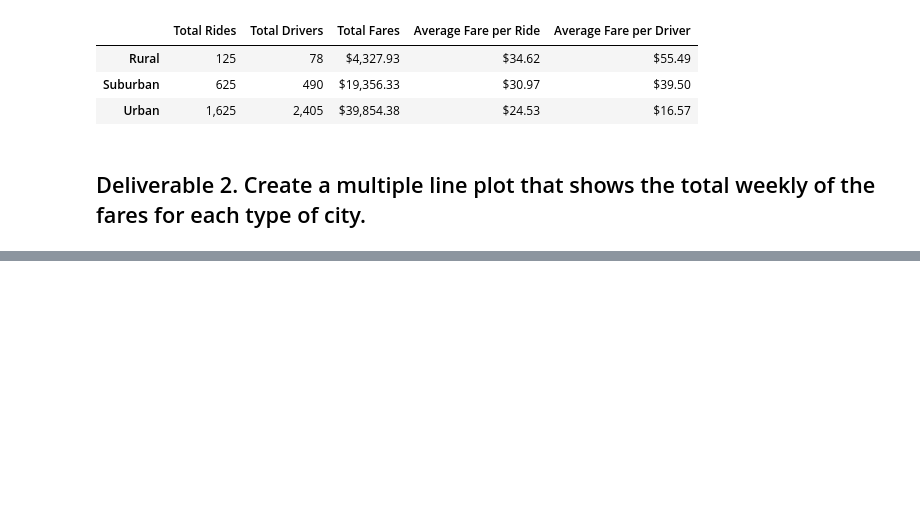
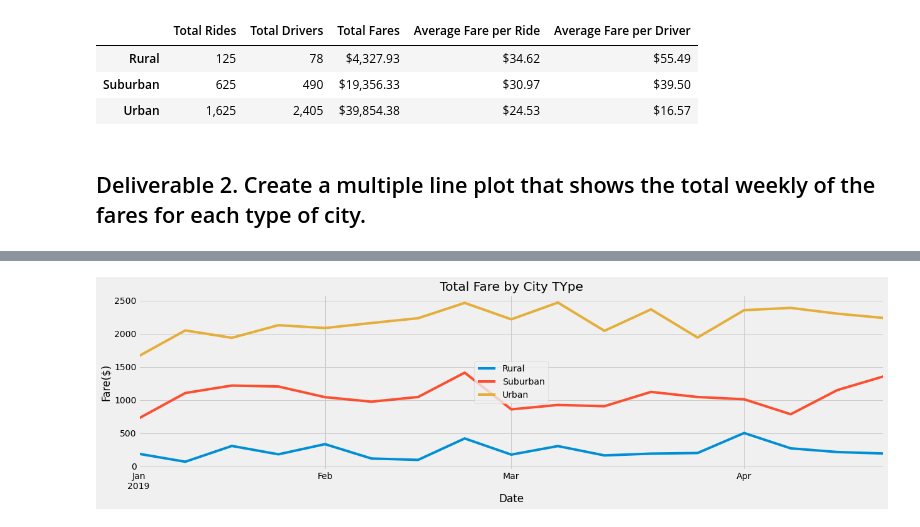
Before and after one commit to dvarela1435/PyBer_Analysis, a Jupyter notebook: PyBer_Challenge.ipynb, the cells around one changed output, grey strips where cells are left out. Saved outputs shown, nothing was run; the diff lists cells and outputs as text; code cells hidden in the pictures; blank space fills up the shorter version.

```diff
--- a/PyBer_Challenge.ipynb
+++ b/PyBer_Challenge.ipynb
@@ -91,3 +135,6 @@ pyber_summary_df
 # %%
 # 4. Create a pivot table with the 'date' as the index, the columns ='type', and values='fare'
 # to get the total fares for each type of city by the date.
+fare_date_pivot = fare_date_df.pivot(index='date', columns='type', values='fare')
+
+fare_date_pivot
@@ -94,2 +156,6 @@ pyber_summary_df
 # %%
 # 5. Create a new DataFrame from the pivot table DataFrame using loc on the given dates, '2019-01-01':'2019-04-29'.
+
+given_date_df = fare_date_pivot.loc['2019-01-01':'2019-04-29']
+
+given_date_df
@@ -96,3 +177,5 @@ pyber_summary_df
 # %%
 # 6. Set the "date" index to datetime datatype. This is necessary to use the resample() method in Step 8.
 # df.index = pd.to_datetime(df.index)
+given_date_df.index = pd.to_datetime(given_date_df.index)
+given_datedf
@@ -101,2 +209,4 @@ pyber_summary_df
 # %%
 # 8. Create a new DataFrame using the "resample()" function by week 'W' and get the sum of the fares for each week.
+given_date_week = given_date_df.resample("W").sum()
+given_date_week
@@ -103,7 +233,26 @@ pyber_summary_df
 # %%
 # 8. Using the object-oriented interface method, plot the resample DataFrame using the df.plot() function.
+given_date_week.plot()
 
 # Import the style from Matplotlib.
 from matplotlib import style
 # Use the graph style fivethirtyeight.
 style.use('fivethirtyeight')
+
+plt.rcParams['figure.figsize']= (19,4.8)
+
+# Create labels for the x and y axes.
+plt.xlabel("Date")
+plt.ylabel("Fare($)")
+
+# Create a title.
+plt.title("Total Fare by City TYpe")
+# Add the legend.
+plt.legend()
+
+# Save Figure
+plt.savefig("analysis/PyBer_fare_summary.png")
+# Show Figure
+plt.show()
+# %% [output]
+[figure, added]
```
Also changed, not shown: parts of 10 cells of this notebook, 2 other files.
